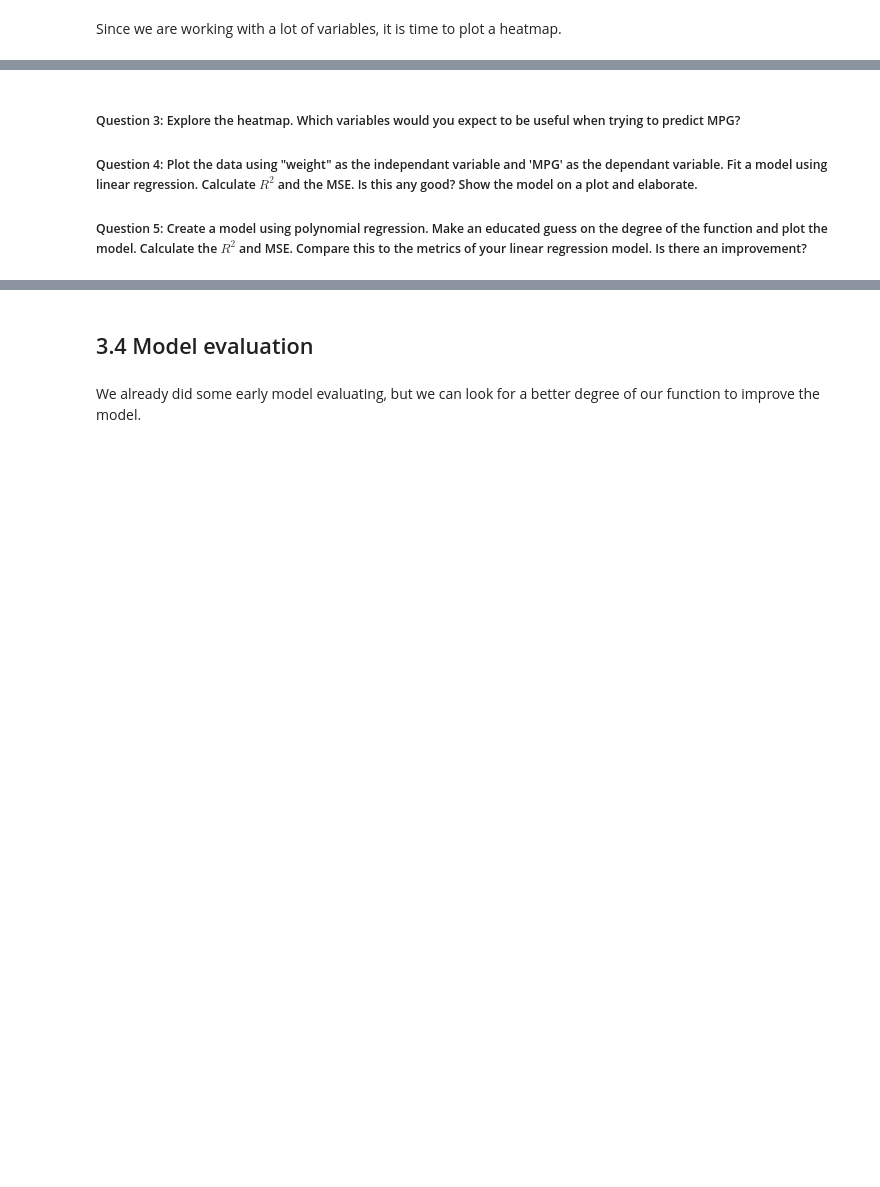
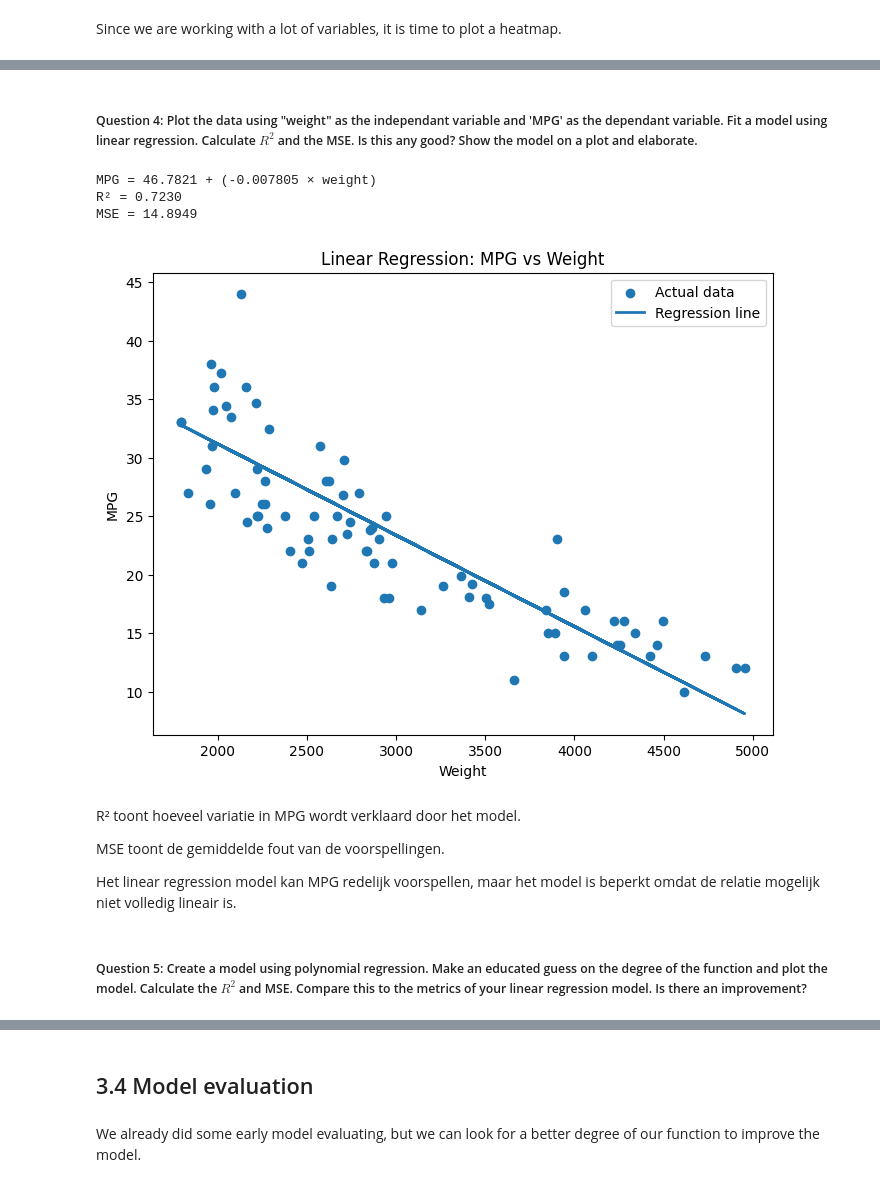
Before and after one commit to ChaybonV/Data-Science-Fundamentals, a Jupyter notebook: 03/DSF 03 - Polynomial Regression Excercise.ipynb, the cells around one changed output, grey strips where cells are left out. Saved outputs shown, nothing was run; the diff lists cells and outputs as text; code cells hidden in the pictures; blank space fills up the shorter version.

```diff
--- a/03/DSF 03 - Polynomial Regression Excercise.ipynb
+++ b/03/DSF 03 - Polynomial Regression Excercise.ipynb
@@ -43,6 +86,78 @@ sns.heatmap(df.corr(),cmap='viridis',annot=True)
+# %% [markdown]
+##### Question 4: Plot the data using "weight" as the independant variable and 'MPG' as the dependant variable. Fit a model using linear regression. Calculate $R^2$ and the MSE. Is this any good? Show the model on a plot and elaborate.
+# %%
+# Xw_train = X_train[["weight"]]
+# Xw_test = X_test[["weight"]]
+
+# lin_model = LinearRegression()
+# lin_model.fit(Xw_train, y_train)
+
+# y_pred = lin_model.predict(Xw_test)
+
+# # Metrics
+# mse = mean_squared_error(y_test, y_pred)
+# mae = mean_absolute_error(y_test, y_pred)
+
+# r2 = lin_model.score(Xw_test, y_test)
+
+# print("R²:", r2)
+# print("MAE:", mae)
+# print("MSE:", mse)
+
+
+
+# Load dataset
+df = pd.read_csv("Auto.csv")
+
+# Select columns
+df = df[['weight', 'mpg']].dropna()
+
+# Define variables
+X = df[['weight']]
+y = df['mpg']
+
+# Split into training and test set
+Xw_train, Xw_test, y_train, y_test = train_test_split(X, y, test_size=0.2, random_state=42)
+
+# Create and fit model
+lin_model = LinearRegression()
+lin_model.fit(Xw_train, y_train)
+
+# Predictions
+y_pred = lin_model.predict(Xw_test)
+
+# Calculate R² using .score()
+r2 = lin_model.score(Xw_test, y_test)
+
+# Calculate MSE
+mse = mean_squared_error(y_test, y_pred)
+
+# Print results
+print(f"MPG = {lin_model.intercept_:.4f} + ({lin_model.coef_[0]:.6f} × weight)")
+print(f"R² = {r2:.4f}")
+print(f"MSE = {mse:.4f}")
+
+# Plot
+plt.figure(figsize=(8,6))
+plt.scatter(Xw_test, y_test, label="Actual data")
+plt.plot(Xw_test, y_pred, linewidth=2, label="Regression line")
+
+plt.xlabel("Weight")
+plt.ylabel("MPG")
+plt.title("Linear Regression: MPG vs Weight")
+plt.legend()
+
+plt.show()
+# %% [output]
+MPG = 46.7821 + (-0.007805 × weight)
+R² = 0.7230
+MSE = 14.8949
+[figure, added]
+# %% [markdown]
+R² toont hoeveel variatie in MPG wordt verklaard door het model.
+
+MSE toont de gemiddelde fout van de voorspellingen.
+
+Het linear regression model kan MPG redelijk voorspellen, maar het model is beperkt omdat de relatie mogelijk niet volledig lineair is.
 # %% [markdown]
-##### Question 3: Explore the heatmap. Which variables would you expect to be useful when trying to predict MPG?
-
-##### Question 4: Plot the data using "weight" as the independant variable and 'MPG' as the dependant variable. Fit a model using linear regression. Calculate $R^2$ and the MSE. Is this any good? Show the model on a plot and elaborate.
-
 ##### Question 5: Create a model using polynomial regression. Make an educated guess on the degree of the function and plot the model. Calculate the $R^2$ and MSE. Compare this to the metrics of your linear regression model. Is there an improvement?
```
Also changed, not shown: parts of 19 cells of this notebook.
